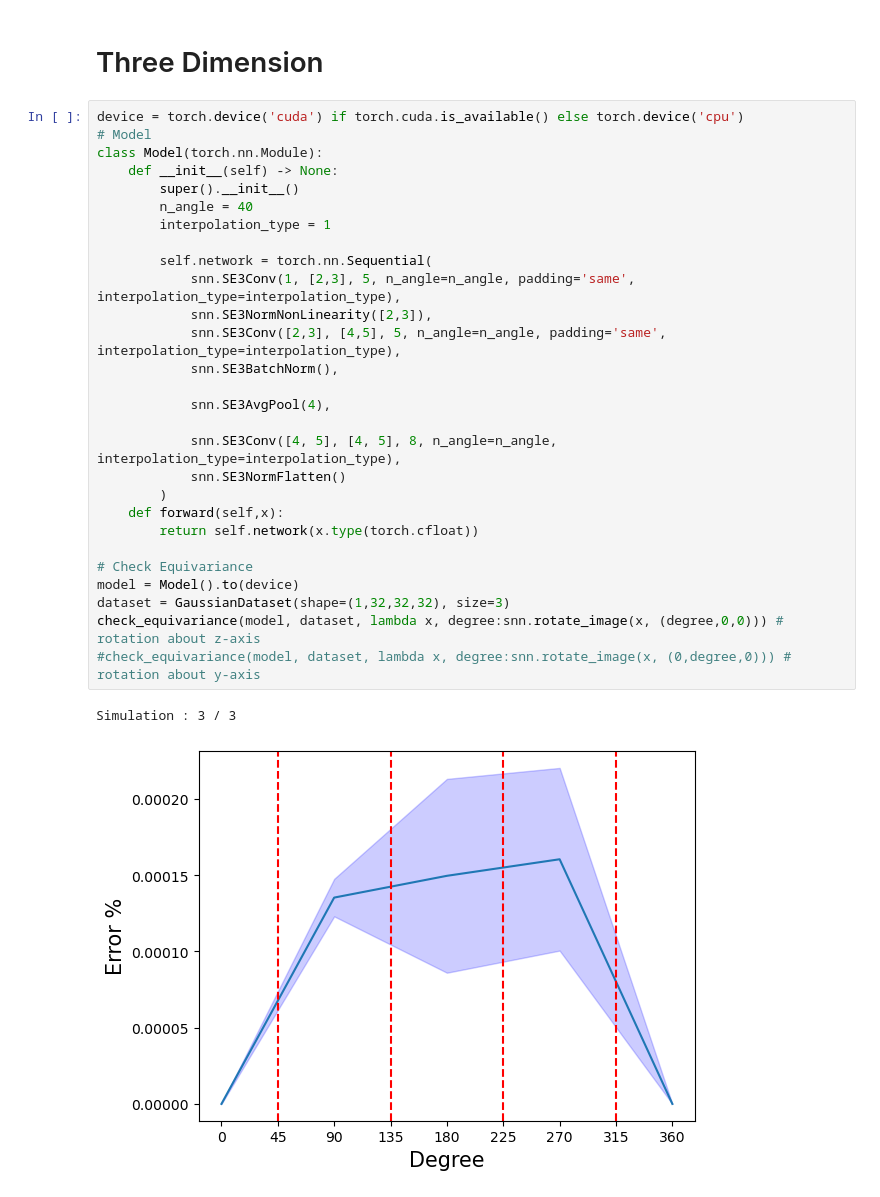
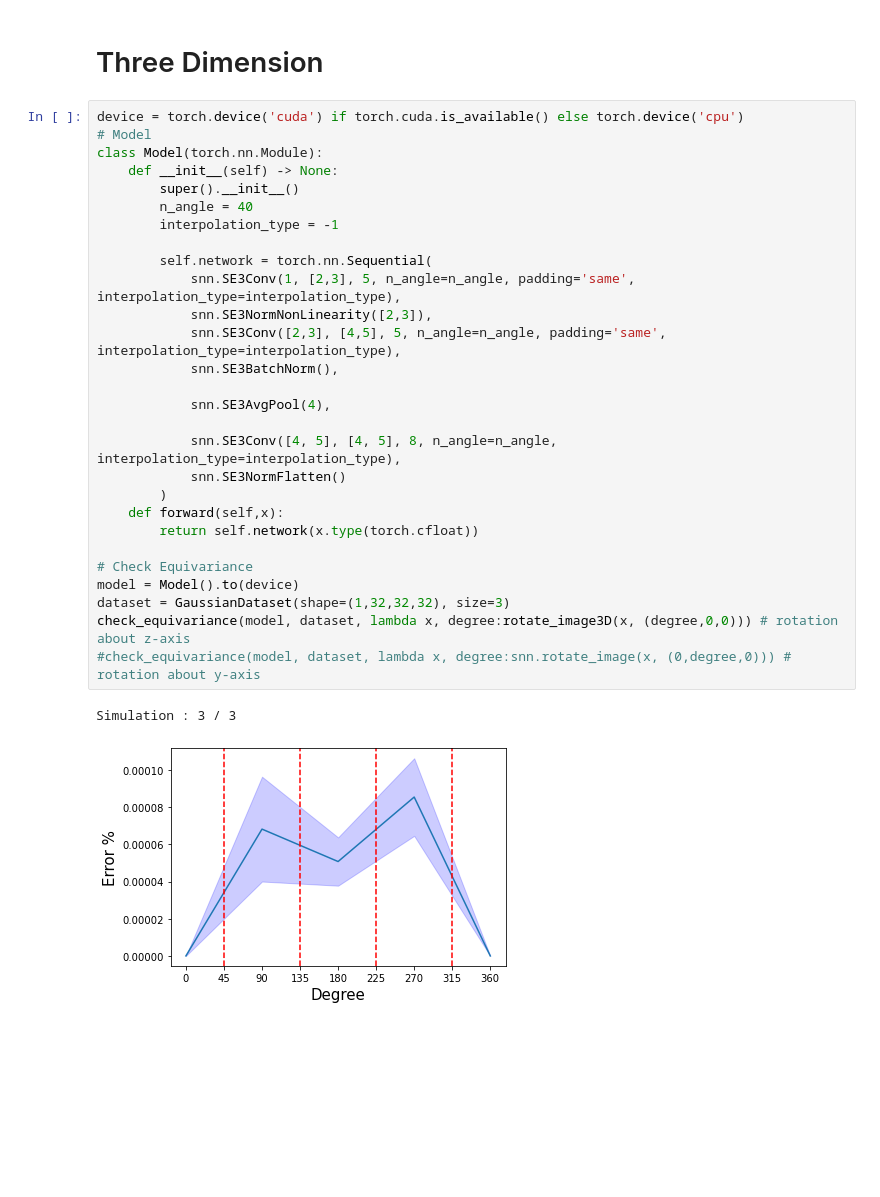
Before and after one commit to SoumyabrataKundu/Steerable, a Jupyter notebook: Equivariance.ipynb, the cells around one changed output. Cells and saved outputs as stored; diff of their text form; blank space fills up the shorter version.

```diff
--- a/Equivariance.ipynb
+++ b/Equivariance.ipynb
@@ -101,31 +102,31 @@ Simulation : 10 / 10
 # %%
 device = torch.device('cuda') if torch.cuda.is_available() else torch.device('cpu')
 # Model
 class Model(torch.nn.Module):
     def __init__(self) -> None:
         super().__init__()
         n_angle = 40
-        interpolation_type = 1
+        interpolation_type = -1
 
         self.network = torch.nn.Sequential(
             snn.SE3Conv(1, [2,3], 5, n_angle=n_angle, padding='same', interpolation_type=interpolation_type),
             snn.SE3NormNonLinearity([2,3]),
             snn.SE3Conv([2,3], [4,5], 5, n_angle=n_angle, padding='same', interpolation_type=interpolation_type),
             snn.SE3BatchNorm(),
 
             snn.SE3AvgPool(4),
 
             snn.SE3Conv([4, 5], [4, 5], 8, n_angle=n_angle, interpolation_type=interpolation_type),
             snn.SE3NormFlatten()
         )
     def forward(self,x):
         return self.network(x.type(torch.cfloat))
 
 # Check Equivariance
 model = Model().to(device)
 dataset = GaussianDataset(shape=(1,32,32,32), size=3)
-check_equivariance(model, dataset, lambda x, degree:snn.rotate_image(x, (degree,0,0))) # rotation about z-axis
+check_equivariance(model, dataset, lambda x, degree:rotate_image3D(x, (degree,0,0))) # rotation about z-axis
 #check_equivariance(model, dataset, lambda x, degree:snn.rotate_image(x, (0,degree,0))) # rotation about y-axis
 # %% [output]
 Simulation : 3 / 3
-[figure, old version]
+[figure, new version]
```
Also changed, not shown: parts of 2 cells of this notebook, 2 other files.
